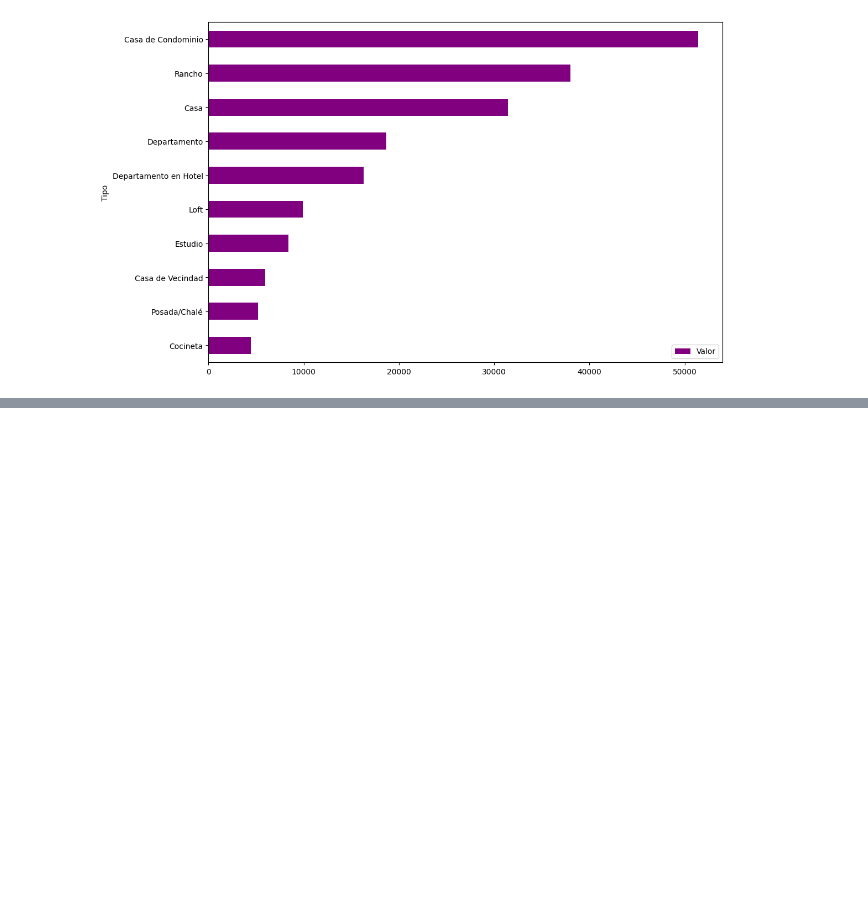
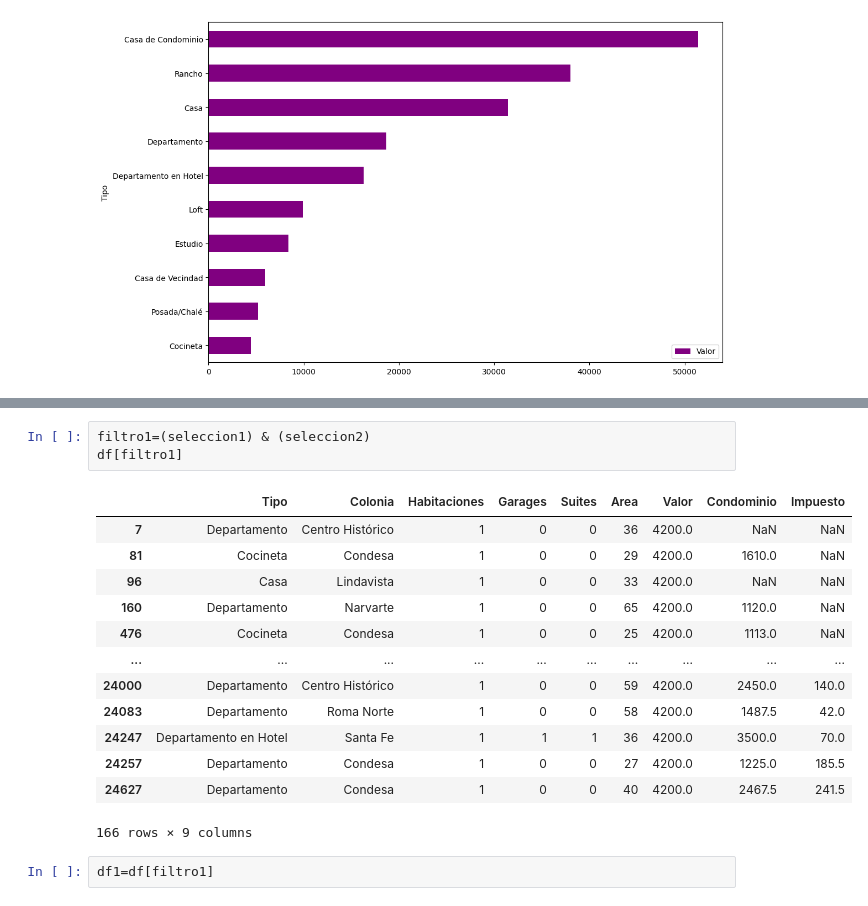
Before and after one commit to yansiercaro/inmuebles.cdmx, a Jupyter notebook: inmuebles_cdmx.ipynb, the cells around one changed output, grey strips where cells are left out. Saved outputs shown, nothing was run; the diff lists cells and outputs as text; blank space fills up the shorter version.

```diff
--- a/inmuebles_cdmx.ipynb
+++ b/inmuebles_cdmx.ipynb
@@ -202,0 +238,19 @@ df_tipo_precio.plot(kind="barh", figsize=(12,8),color="purple")
+# %%
+filtro1=(seleccion1) & (seleccion2)
+df[filtro1]
+# %% [output]
+|  | Tipo | Colonia | Habitaciones | Garages | Suites | Area | Valor | Condominio | Impuesto |
+| 7 | Departamento | Centro Histórico | 1 | 0 | 0 | 36 | 4200.0 | NaN | NaN |
+| 81 | Cocineta | Condesa | 1 | 0 | 0 | 29 | 4200.0 | 1610.0 | NaN |
+| 96 | Casa | Lindavista | 1 | 0 | 0 | 33 | 4200.0 | NaN | NaN |
+| 160 | Departamento | Narvarte | 1 | 0 | 0 | 65 | 4200.0 | 1120.0 | NaN |
+| 476 | Cocineta | Condesa | 1 | 0 | 0 | 25 | 4200.0 | 1113.0 | NaN |
+| ... | ... | ... | ... | ... | ... | ... | ... | ... | ... |
+| 24000 | Departamento | Centro Histórico | 1 | 0 | 0 | 59 | 4200.0 | 2450.0 | 140.0 |
+| 24083 | Departamento | Roma Norte | 1 | 0 | 0 | 58 | 4200.0 | 1487.5 | 42.0 |
+| 24247 | Departamento en Hotel | Santa Fe | 1 | 1 | 1 | 36 | 4200.0 | 3500.0 | 70.0 |
+| 24257 | Departamento | Condesa | 1 | 0 | 0 | 27 | 4200.0 | 1225.0 | 185.5 |
+| 24627 | Departamento | Condesa | 1 | 0 | 0 | 40 | 4200.0 | 2467.5 | 241.5 |
+166 rows × 9 columns
+# %%
+df1=df[filtro1]
```
Also changed, not shown: parts of 16 cells of this notebook.
